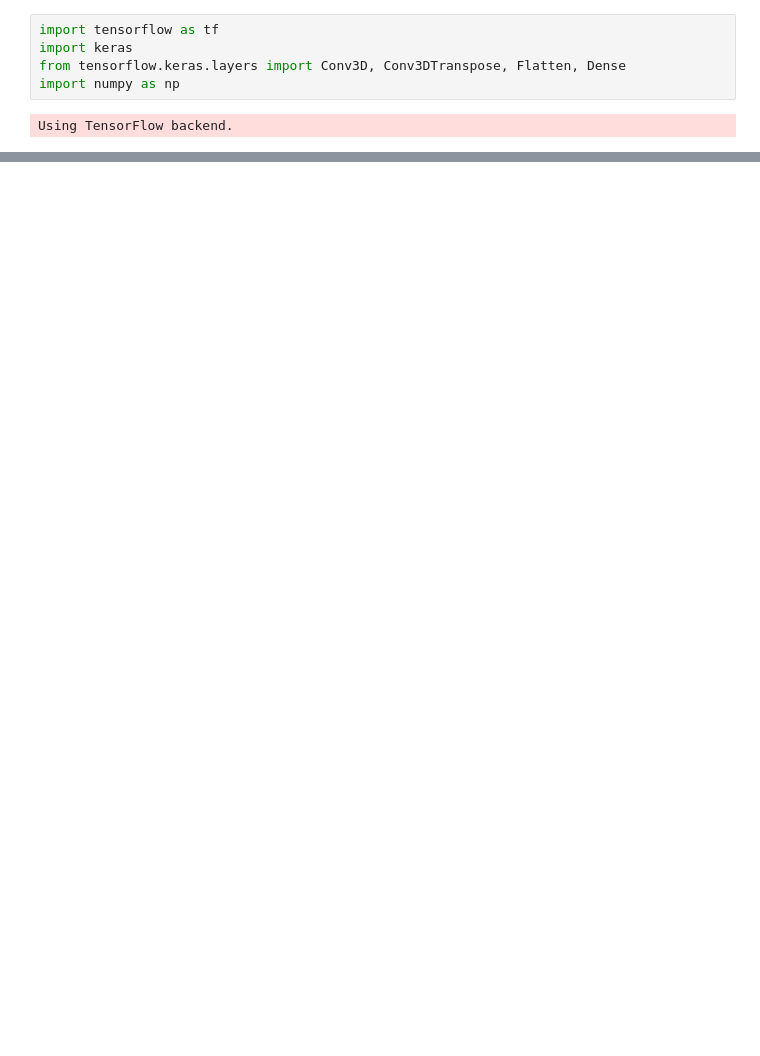
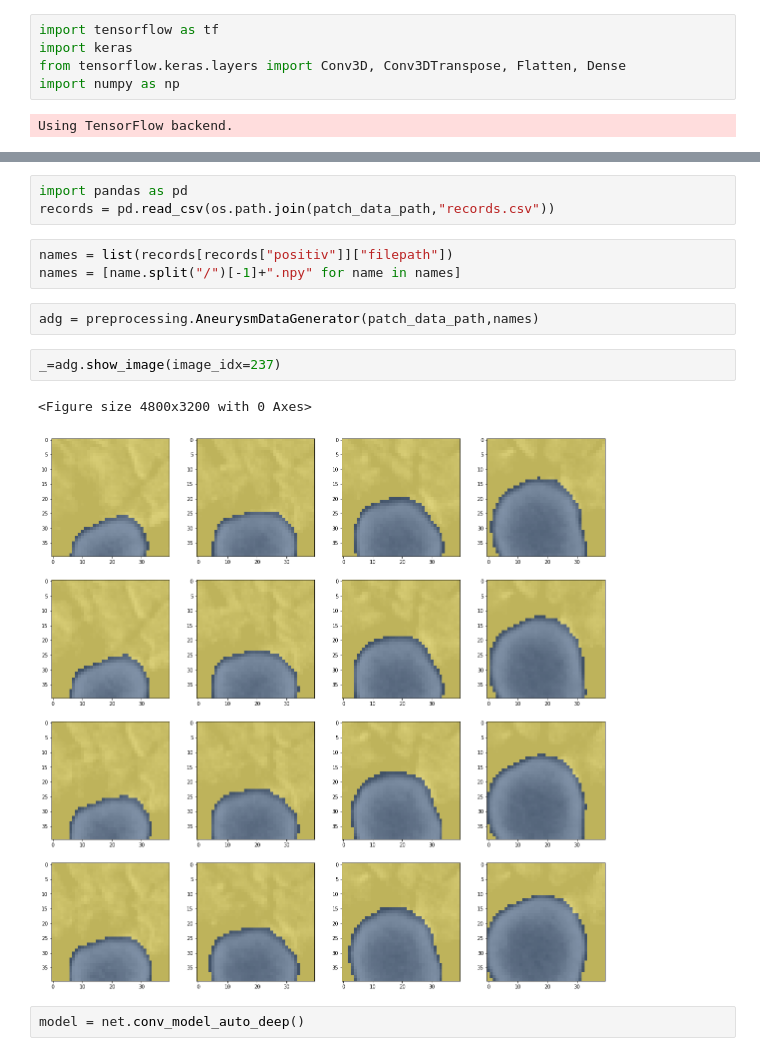
Before and after one commit to DalasNoin/aneurysm-segment, a Jupyter notebook: tf-experiment.ipynb, the cells around one changed output, grey strips where cells are left out. Saved outputs shown, nothing was run; the diff lists cells and outputs as text; blank space fills up the shorter version.

Commit message:
funcitoning model!

```diff
--- a/tf-experiment.ipynb
+++ b/tf-experiment.ipynb
@@ -217,0 +22,15 @@ array([0, 1])
+# %%
+import pandas as pd
+records = pd.read_csv(os.path.join(patch_data_path,"records.csv"))
+# %%
+names = list(records[records["positiv"]]["filepath"])
+names = [name.split("/")[-1]+".npy" for name in names]
+# %%
+adg = preprocessing.AneurysmDataGenerator(patch_data_path,names)
+# %%
+_=adg.show_image(image_idx=237)
+# %% [output]
+<Figure size 4800x3200 with 0 Axes>
+[figure, added]
+# %%
+model = net.conv_model_auto_deep()
```
Also changed, not shown: parts of 30 cells of this notebook, 5 other files.
